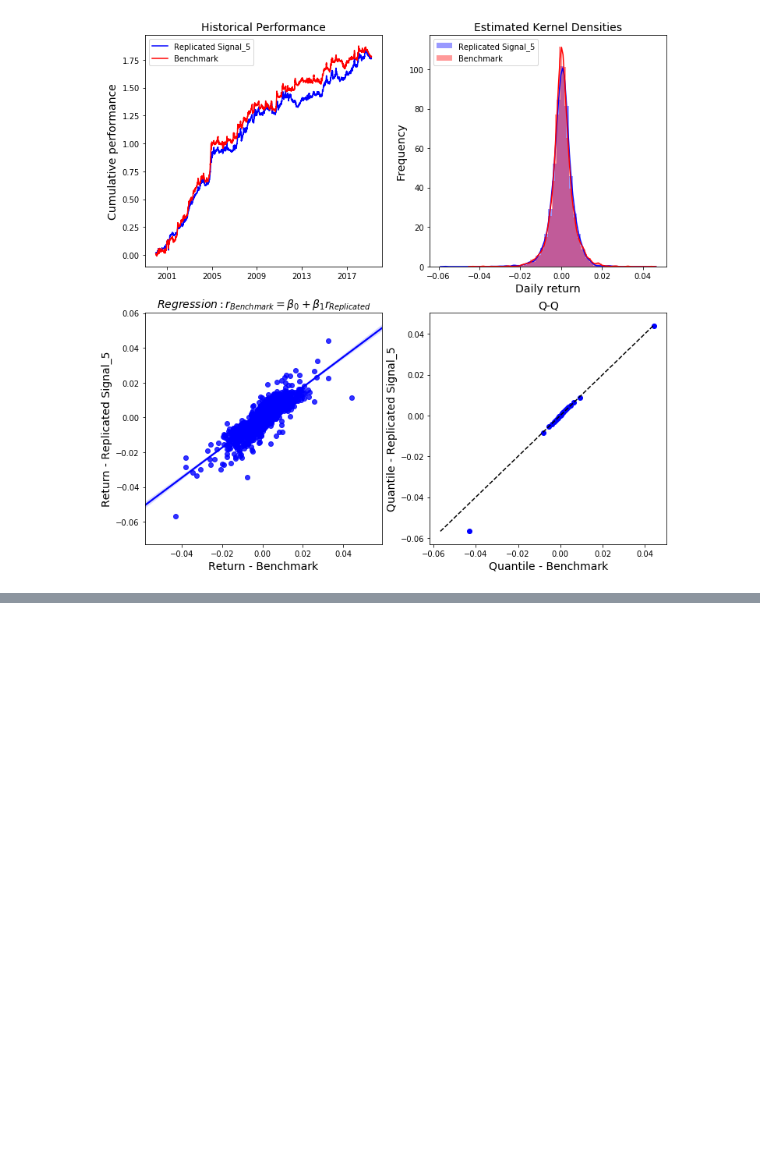
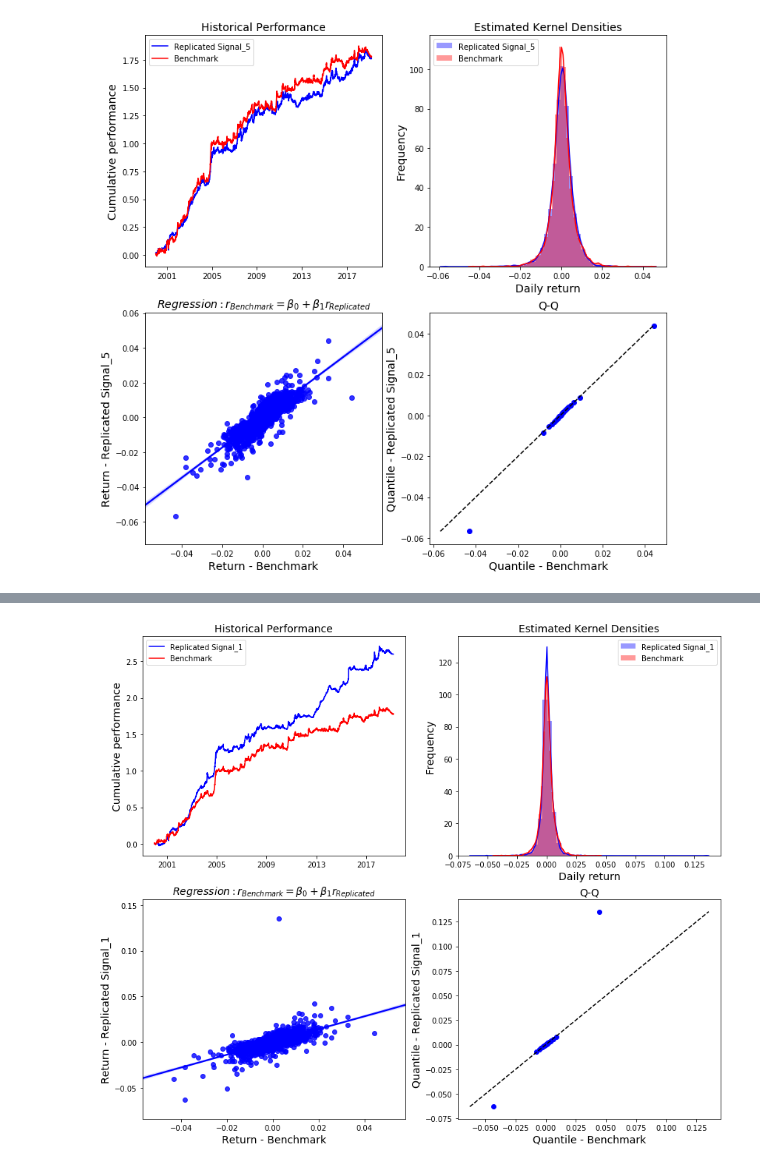
Before and after one commit to jshellen/CTA-strategies, a Jupyter notebook: em_mom_backtest.ipynb, the cells around one changed output, grey strips where cells are left out. Cells and saved outputs as stored; diff of their text form; code cells hidden in the pictures; blank space fills up the shorter version.

```diff
--- a/em_mom_backtest.ipynb
+++ b/em_mom_backtest.ipynb
@@ -2222,3 +2222,97 @@ ax[1,1].set_title('Q-Q', fontsize=14)
 # %% [output]
 Text(0.5,1,'Q-Q')
 [figure]
+# %%
+
+signal_name = "Signal_1"
+
+strategy_returns = {}
+exposures        = {}
+for symbol in symbols:
+
+    # Volatility leverage
+    sigma_leverage = sigma_ratios_and_caps[symbol]["Sigma Ratio"]
+
+    # Raw risk weight leverage
+    risk_weight_leverage = rw_sigma_ratios_and_caps[symbol].min(axis=1)
+
+    # Total leverage
+    total_leverage = sigma_leverage*risk_weight_leverage
+
+    # Raw momentum trading signal
+    signal   = momentum_signals[signal_name][symbol]
+
+    # Exposure
+    exposure = total_leverage*signal
+    exposure.index = pd.DatetimeIndex(exposure.index)
+
+    # rebalancig dates
+    rebal_dates = exposure.index[::5]
+
+    E_at_rebal  = exposure.loc[rebal_dates]
+
+    effective_exposure = E_at_rebal.reindex(exposure.index).fillna(method='ffill')
+
+    # Strategy returns (see above explanation)
+    start_returns  = ret[symbol]*effective_exposure.shift(1)
+
+    exposures.update({symbol:effective_exposure.copy()})
+    strategy_returns.update({symbol:start_returns.copy()})
+
+# Concatenate data into pandas DataFrame
+df = pd.DataFrame.from_dict(strategy_returns, orient = 'columns').fillna(0.0)
+
+# Now what we want to do is to compare the returns of our replicated strategy against the benchmark. The problem we have is that
+# the benchmark index has much higher volatility. Therefore, we need to scale our replicated strategy to have same volatility.
+
+# We do this using data from the beginning of year 2000.
+start_date = datetime(2000,1,1)
+
+benchmark_returns   = benchmark_data['NMEMMOMU Index'].pct_change(1).loc[start_date:]
+strategy_1_returns  = df.mean(axis=1).loc[start_date:]
+
+# Daily volatility of the benchmark index
+sigma_bm = benchmark_returns.std()
+
+# Daily volatility of our replicated strategy
+sigma_s_1      = strategy_1_returns.std()
+
+# Scaling factor (benchmark volatility / strategy volatility)
+scaling_factor_1 = sigma_bm/sigma_s_1
+
+scaled_strategy_1_returns = scaling_factor_1 * strategy_1_returns
+
+f, ax = plt.subplots(2,2, figsize=(14,12))
+ax[0,0].plot(scaled_strategy_1_returns.cumsum(), color = 'blue', label = f'Replicated {signal_name}')
+ax[0,0].plot(benchmark_returns.cumsum()        , color = 'red' , label = 'Benchmark')
+ax[0,0].set_ylabel('Cumulative performance', fontsize=14)
+ax[0,0].set_title('Historical Performance', fontsize=14)
+ax[0,0].legend()
+
+sns.distplot(scaled_strategy_1_returns.values, ax = ax[0,1], color = 'blue', label = f'Replicated {signal_name}')
+sns.distplot(benchmark_returns.values        , ax = ax[0,1], color = 'red' , label = 'Benchmark' )
+ax[0,1].set_ylabel('Frequency', fontsize=14)
+ax[0,1].set_xlabel('Daily return', fontsize=14)
+ax[0,1].set_title('Estimated Kernel Densities', fontsize=14)
+ax[0,1].legend()
+
+
+x_data = benchmark_returns
+y_data = scaled_strategy_1_returns.loc[x_data.index].fillna(0)
+
+sns.regplot(x = x_data.values, y = y_data.values, ax = ax[1,0], color = 'blue' )
+ax[1,0].set_ylabel(f'Return - Replicated {signal_name}', fontsize=14)
+ax[1,0].set_xlabel(f'Return - Benchmark', fontsize=14)
+ax[1,0].set_title(r'$Regression: r_{Benchmark} = \beta_0 + \beta_1 r_{Replicated}$', fontsize=14)
+
+
+percs = np.linspace(0,100,21)
+qn_a  = np.percentile(x_data.values, percs)
+qn_b  = np.percentile(y_data.values, percs)
+x     = np.linspace(np.min((qn_a.min(),qn_b.min())), np.max((qn_a.max(),qn_b.max())))
+ax[1,1].plot(x,x, color="k", ls="--")
+ax[1,1].scatter(qn_a,qn_b, marker="o", color = 'blue')
+ax[1,1].set_ylabel(f'Quantile - Replicated {signal_name}', fontsize=14)
+ax[1,1].set_xlabel(f'Quantile - Benchmark', fontsize=14)
+ax[1,1].set_title('Q-Q', fontsize=14)
+# %% [output]
@@ -2224,0 +2320 @@ Text(0.5,1,'Q-Q')
+[figure, added]
```
Also changed, not shown: parts of 1 cell of this notebook, 1 other file.
